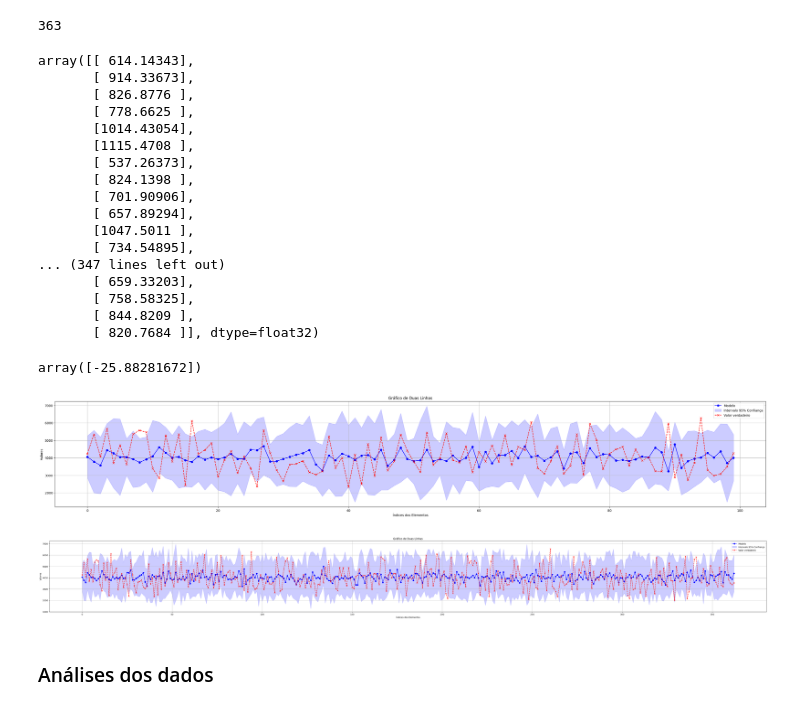
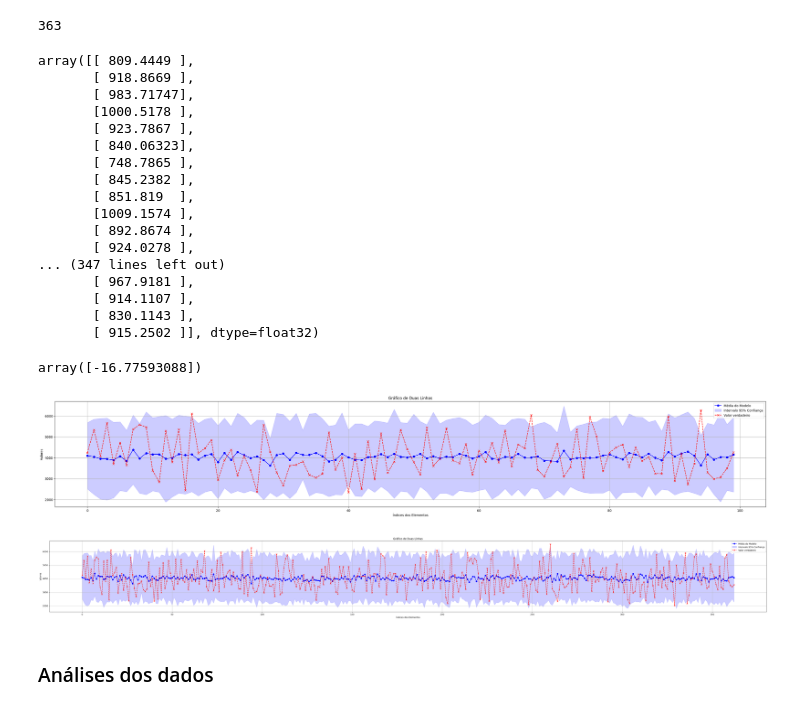
Before and after one commit to GuiSSMartins/DTx-Project, a Jupyter notebook: DTx_Project.ipynb, the cells around one changed output. Saved outputs shown, nothing was run; the diff lists cells and outputs as text; code cells hidden in the pictures.

```diff
--- a/DTx_Project.ipynb
+++ b/DTx_Project.ipynb
@@ -460,7 +460,7 @@ def predict_with_mc_dropout(model, dataset, num_samples):
     return preds
 
 # Example usage: assuming you have a dataset called 'test_dataset' for testing
-num_samples = 10
+num_samples = 40
 preds = predict_with_mc_dropout(model_MCD, test_dataset, num_samples)
 preds = [scaler.inverse_transform(preds[i].reshape(-1, 1)) for i in range(len(preds))]
 # %% [output]
@@ -506,54 +520,54 @@ len(sd_preds)
 # %%
 sd_preds
 # %% [output]
-array([[ 614.14343],
-       [ 914.33673],
-       [ 826.8776 ],
-       [ 778.6625 ],
-       [1014.43054],
-       [1115.4708 ],
-       [ 537.26373],
-       [ 824.1398 ],
-       [ 701.90906],
-       [ 657.89294],
-       [1047.5011 ],
-       [ 734.54895],
+array([[ 809.4449 ],
+       [ 918.8669 ],
+       [ 983.71747],
+       [1000.5178 ],
+       [ 923.7867 ],
+       [ 840.06323],
+       [ 748.7865 ],
+       [ 845.2382 ],
+       [ 851.819  ],
+       [1009.1574 ],
+       [ 892.8674 ],
+       [ 924.0278 ],
 ... (347 lines left out)
-       [ 659.33203],
-       [ 758.58325],
-       [ 844.8209 ],
-       [ 820.7684 ]], dtype=float32)
+       [ 967.9181 ],
+       [ 914.1107 ],
+       [ 830.1143 ],
+       [ 915.2502 ]], dtype=float32)
 # %%
 sum(targets_test - mean_preds)/len(mean_preds)
 # %% [output]
-array([-25.88281672])
+array([-16.77593088])
 # %%
 import matplotlib.pyplot as plt
 
 plt.figure(figsize=(40, 6))
 
 # Perform element-wise addition and subtraction
 upper_bound = np.stack([mean + 1.96*sd for mean, sd in zip(mean_preds[:100], sd_preds[:100])]).ravel()
 lower_bound = np.stack([mean - 1.96*sd for mean, sd in zip(mean_preds[:100], sd_preds[:100])]).ravel()
 
 # Criar o gráfico de linhas
-plt.plot(mean_preds[:100], label='Modelo', color='blue', linestyle='-', marker='o')
+plt.plot(mean_preds[:100], label='Média do Modelo', color='blue', linestyle='-', marker='o')
 plt.fill_between(range(100), lower_bound, upper_bound, color='blue', alpha=0.2, label='Intervalo 95% Confiança')
 plt.plot(targets_test[:100], label='Valor verdadeiro', color='red', linestyle='--', marker='x')
 
 # Adicionar título e rótulos dos eixos
 plt.title('Gráfico de Duas Linhas')
 plt.xlabel('Índices dos Elementos')
 plt.ylabel('Valores')
 
 # Adicionar legenda
 plt.legend()
 
 # Exibir o gráfico
 plt.grid(True)
 plt.show()
 # %% [output]
-[figure, old version]
+[figure, new version]
 # %%
 import matplotlib.pyplot as plt
 
@@ -564,7 +578,7 @@ upper_bound = np.stack([mean + 1.96*sd for mean, sd in zip(mean_preds, sd_preds)
 lower_bound = np.stack([mean - 1.96*sd for mean, sd in zip(mean_preds, sd_preds)]).ravel()
 
 # Criar o gráfico de linhas
-plt.plot(mean_preds, label='Modelo', color='blue', linestyle='-', marker='o')
+plt.plot(mean_preds, label='Média do Modelo', color='blue', linestyle='-', marker='o')
 plt.fill_between(range(363), lower_bound, upper_bound, color='blue', alpha=0.2, label='Intervalo 95% Confiança')
 plt.plot(targets_test, label='Valor verdadeiro', color='red', linestyle='--', marker='x')
 
@@ -580,7 +594,7 @@ plt.legend()
 plt.grid(True)
 plt.show()
 # %% [output]
-[figure, old version]
+[figure, new version]
 # %% [markdown]
 ### Análises dos dados
 # %%
```
Also changed, not shown: parts of 2 cells of this notebook.
